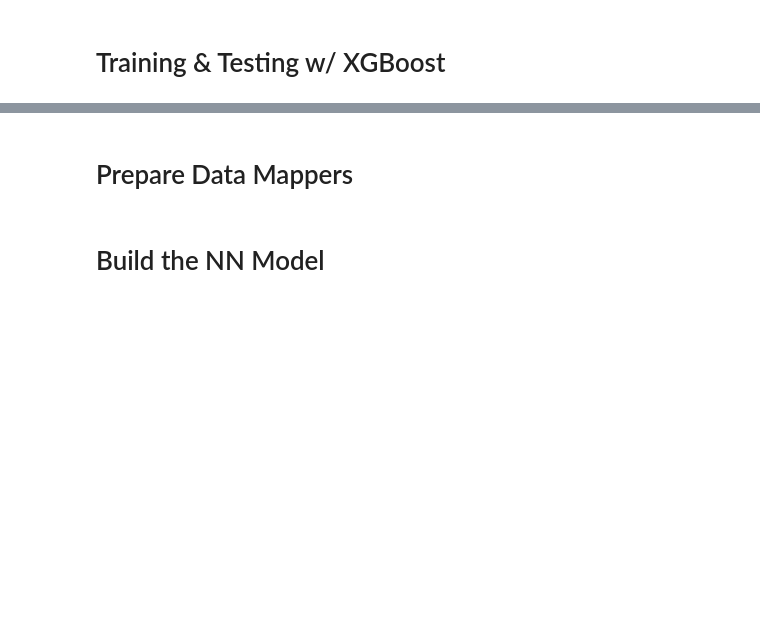
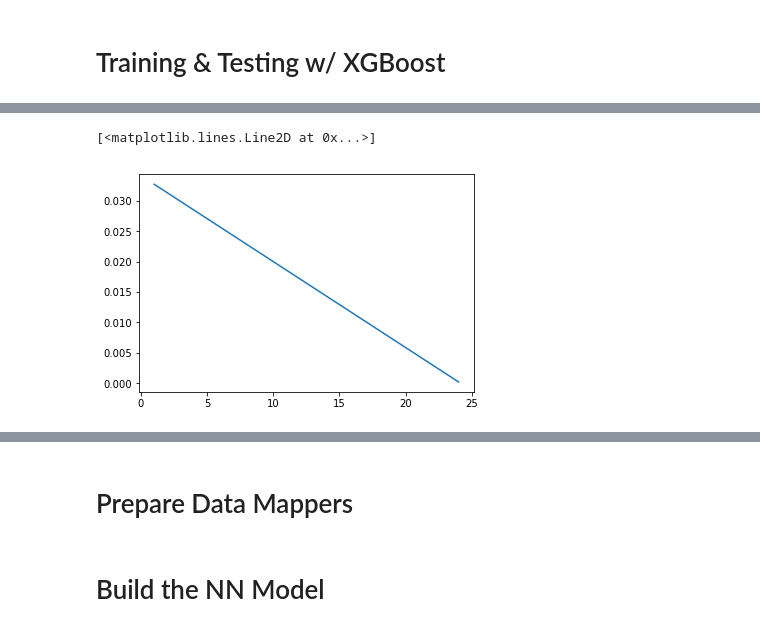
Before and after one commit to ibratface/dl_projects, a Jupyter notebook: zillow.ipynb, the cells around one changed output, grey strips where cells are left out. Cells and saved outputs as stored; diff of their text form; code cells hidden in the pictures; blank space fills up the shorter version.

```diff
--- a/zillow.ipynb
+++ b/zillow.ipynb
@@ -33,6 +33,3 @@ from utils import *
 
 import matplotlib.pyplot as plt
 %matplotlib inline
-
-dl = DataLoader()
-gc.collect()
@@ -215,9 +238,9 @@ Test MAE:  0.0653941799067
 # %%
 from zillow import DataLoader
 
-dl = DataLoader()
-mrg = dl.get_training_merged()
+zillow_data = DataLoader()
 gc.collect()
+mrg = zillow_data.preprocessed.training()
 # %%
 cols = [c for c in mrg.columns if c.startswith('logerror')] + ['transaction_month', 'fips', 'parcelid']
 describe_values(mrg.loc[:, cols])
@@ -224,6 +284,9 @@ describe_values(mrg.loc[:, cols])
 # %%
 dl.logerror_month
-plt.plot(dl.logerror_month['transaction_month'], dl.logerror_month['logerror_abs_month_ave'])
+plt.plot(dl.logerror_month['transaction_month'], dl.logerror_month['logerror_month_std'])
+# %% [output]
+[<matplotlib.lines.Line2D at 0x...>]
+[figure, added]
 # %%
 dl.logerror_fips_month
 for f in dl.logerror_fips_month['fips'].unique():
```
Also changed, not shown: parts of 24 cells of this notebook, 1 other file.
